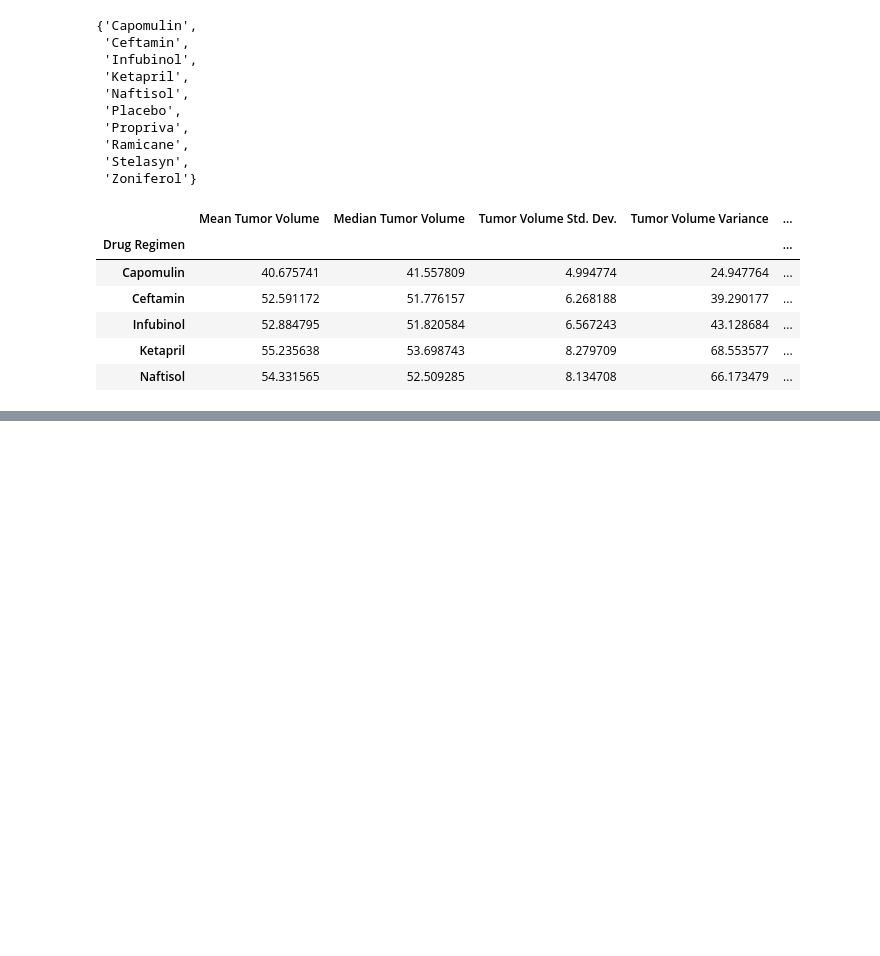
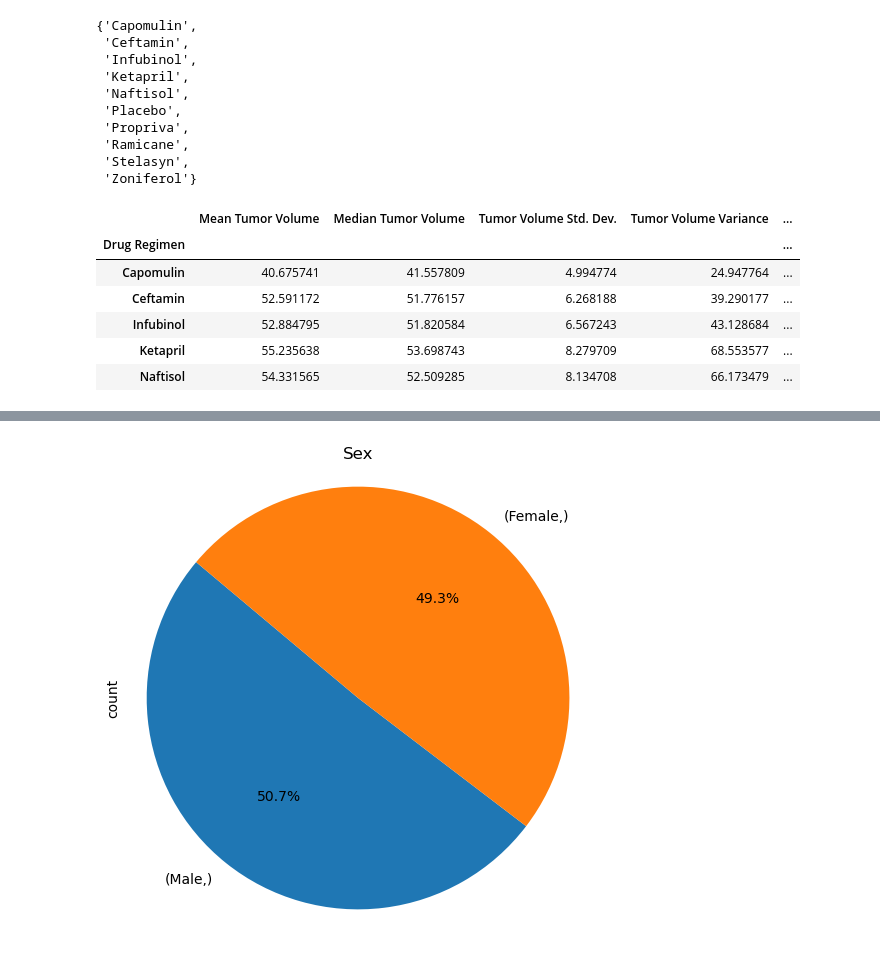
Before and after one commit to datakreese/visualization-challenge, a Jupyter notebook: pymaceuticals.ipynb, the cells around one changed output, grey strips where cells are left out. Cells and saved outputs as stored; diff of their text form; code cells hidden in the pictures; blank space fills up the shorter version.

```diff
--- a/pymaceuticals.ipynb
+++ b/pymaceuticals.ipynb
@@ -118,0 +148,14 @@ tumor_df.head()
+# %%
+#CHECK FORMATTING BEFORE HANDING IN IF YOU FEEL LIKE IT
+# Generate a pie plot showing the distribution of female versus male mice using Pandas
+sex_data = cleaned_df[['Sex']].value_counts()
+
+# Create a pie chart using Pandas with the selected columns
+sex_data.plot(kind='pie', autopct='%1.1f%%', startangle=140, figsize=(6, 6))
+
+# Display the pie chart
+plt.title("Sex")
+plt.axis('equal')  # Equal aspect ratio ensures that pie is drawn as a circle
+plt.show()
+# %% [output]
+[figure, added]
```
Also changed, not shown: parts of 6 cells of this notebook.
